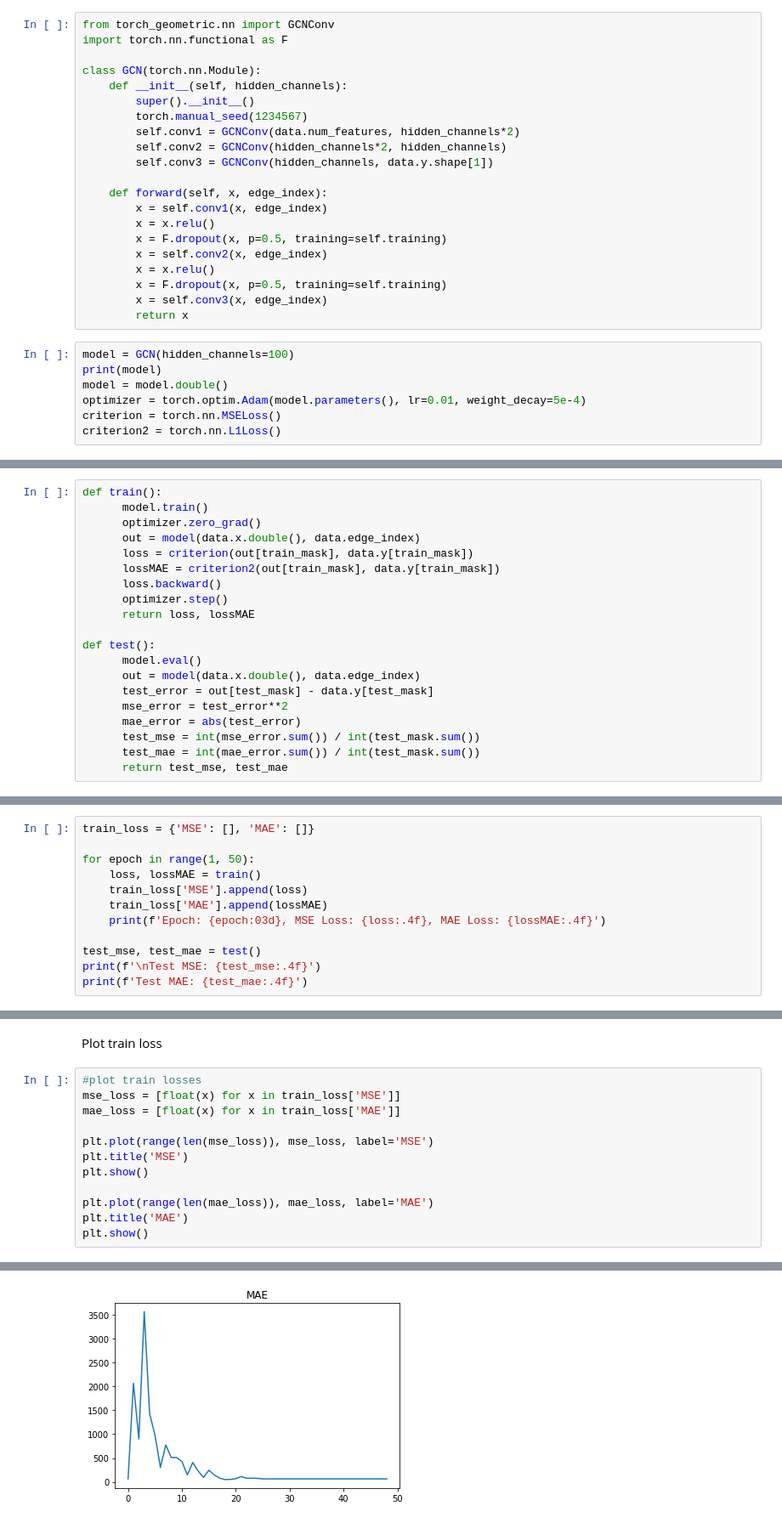
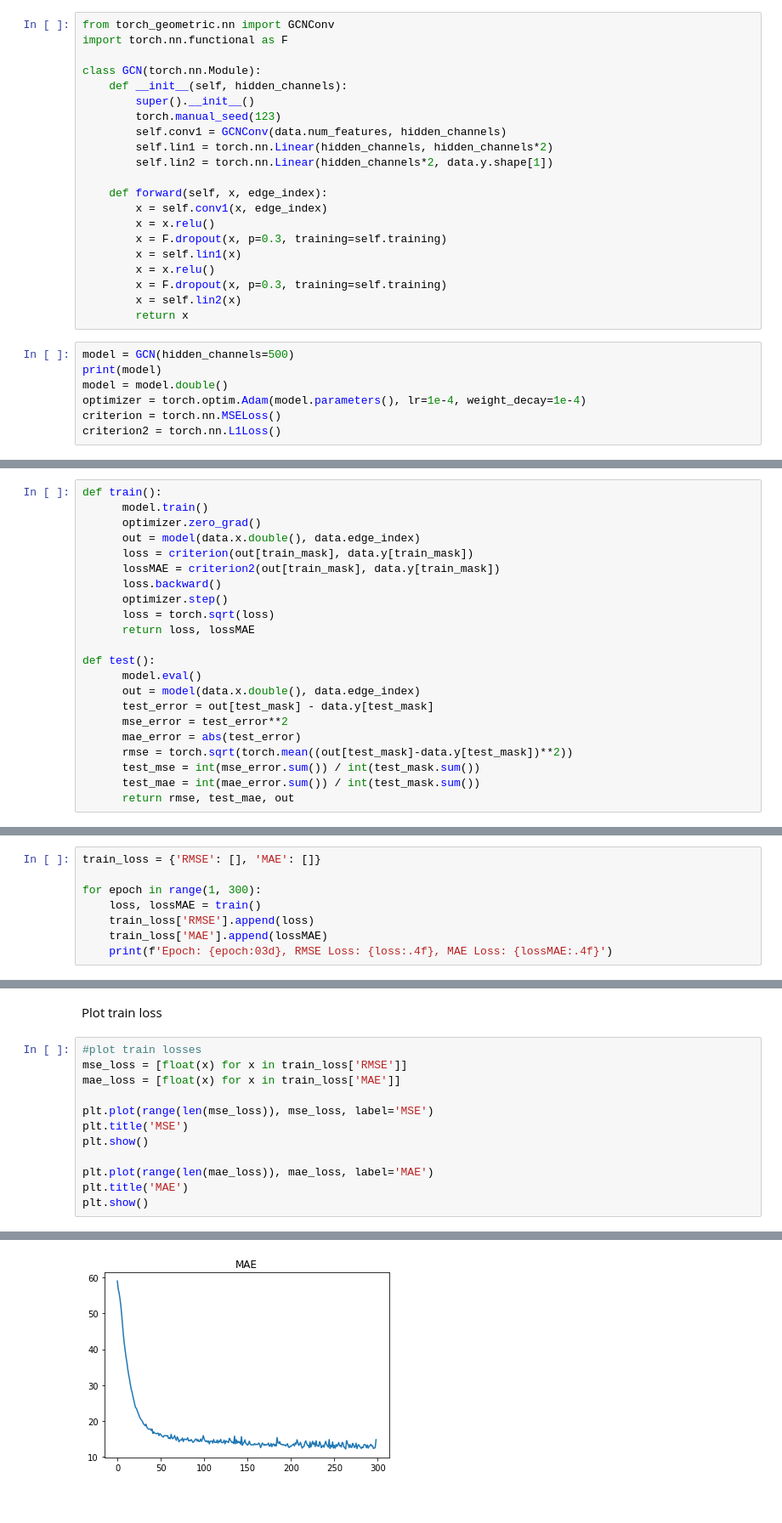
Before and after one commit to CristianBold4/LfN_project, a Jupyter notebook: NaivePredictors/TrafficGNN.ipynb, the cells around one changed output, grey strips where cells are left out. Shown at 85% size. Drawn from its saved outputs; the diff is of its cells as text.

```diff
--- a/NaivePredictors/TrafficGNN.ipynb
+++ b/NaivePredictors/TrafficGNN.ipynb
@@ -148,25 +127,25 @@ import torch.nn.functional as F
 class GCN(torch.nn.Module):
     def __init__(self, hidden_channels):
         super().__init__()
-        torch.manual_seed(1234567)
-        self.conv1 = GCNConv(data.num_features, hidden_channels*2)
-        self.conv2 = GCNConv(hidden_channels*2, hidden_channels)
-        self.conv3 = GCNConv(hidden_channels, data.y.shape[1])
+        torch.manual_seed(123)
+        self.conv1 = GCNConv(data.num_features, hidden_channels)
+        self.lin1 = torch.nn.Linear(hidden_channels, hidden_channels*2)
+        self.lin2 = torch.nn.Linear(hidden_channels*2, data.y.shape[1])
 
     def forward(self, x, edge_index):
         x = self.conv1(x, edge_index)
         x = x.relu()
-        x = F.dropout(x, p=0.5, training=self.training)
-        x = self.conv2(x, edge_index)
+        x = F.dropout(x, p=0.3, training=self.training)
+        x = self.lin1(x)
         x = x.relu()
-        x = F.dropout(x, p=0.5, training=self.training)
-        x = self.conv3(x, edge_index)
+        x = F.dropout(x, p=0.3, training=self.training)
+        x = self.lin2(x)
         return x
 # %%
-model = GCN(hidden_channels=100)
+model = GCN(hidden_channels=500)
 print(model)
 model = model.double()
-optimizer = torch.optim.Adam(model.parameters(), lr=0.01, weight_decay=5e-4)
+optimizer = torch.optim.Adam(model.parameters(), lr=1e-4, weight_decay=1e-4)
 criterion = torch.nn.MSELoss()
 criterion2 = torch.nn.L1Loss()
 # %% [output]
@@ -186,6 +165,7 @@ def train():
       lossMAE = criterion2(out[train_mask], data.y[train_mask])
       loss.backward()
       optimizer.step()
+      loss = torch.sqrt(loss)
       return loss, lossMAE
 
 def test():
@@ -194,20 +174,17 @@ def test():
       test_error = out[test_mask] - data.y[test_mask]
       mse_error = test_error**2
       mae_error = abs(test_error)
+      rmse = torch.sqrt(torch.mean((out[test_mask]-data.y[test_mask])**2))
       test_mse = int(mse_error.sum()) / int(test_mask.sum())
       test_mae = int(mae_error.sum()) / int(test_mask.sum())
-      return test_mse, test_mae
+      return rmse, test_mae, out
 # %% [markdown]
 Train and test the model
 # %%
-train_loss = {'MSE': [], 'MAE': []}
+train_loss = {'RMSE': [], 'MAE': []}
 
-for epoch in range(1, 50):
+for epoch in range(1, 300):
     loss, lossMAE = train()
-    train_loss['MSE'].append(loss)
+    train_loss['RMSE'].append(loss)
     train_loss['MAE'].append(lossMAE)
-    print(f'Epoch: {epoch:03d}, MSE Loss: {loss:.4f}, MAE Loss: {lossMAE:.4f}')
-
-test_mse, test_mae = test()
-print(f'\nTest MSE: {test_mse:.4f}')
-print(f'Test MAE: {test_mae:.4f}')
+    print(f'Epoch: {epoch:03d}, RMSE Loss: {loss:.4f}, MAE Loss: {lossMAE:.4f}')
@@ -233,7 +200,7 @@ Test MAE: 62.3455
 Plot train loss
 # %%
 #plot train losses
-mse_loss = [float(x) for x in train_loss['MSE']]
+mse_loss = [float(x) for x in train_loss['RMSE']]
 mae_loss = [float(x) for x in train_loss['MAE']]
 
 plt.plot(range(len(mse_loss)), mse_loss, label='MSE')
@@ -248 +215 @@ plt.show()
-[figure, old version]
+[figure, new version]
```
Also changed, not shown: parts of 12 cells of this notebook, 1 other file.
